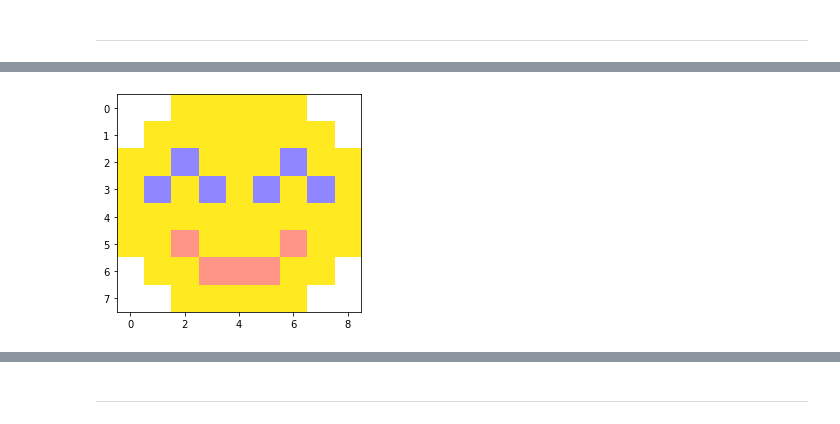
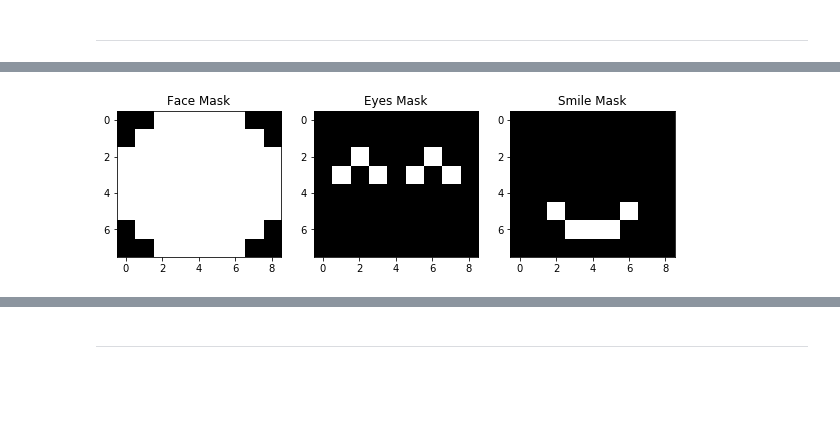
Before and after one commit to jonathanwvos/first_principles, a Jupyter notebook: Matrices.ipynb, the cells around one changed output, grey strips where cells are left out. Saved outputs shown, nothing was run; the diff lists cells and outputs as text; code cells hidden in the pictures; blank space fills up the shorter version.

```diff
--- a/Matrices.ipynb
+++ b/Matrices.ipynb
@@ -1056,7 +1037,22 @@ plt.imshow(smile_mask)
-# %%
-coloured_face = coloured_face * eyes_mask * smile_mask + coloured_smile + coloured_eyes + light_background
-
-plt.imshow(coloured_face)
-plt.show()
-# %% [output]
-[figure, removed]
+# %%
+ef_mask = np.copy(emoji_face)*255
+ee_mask = np.copy(emoji_eyes)*255
+es_mask = np.copy(emoji_smile)*255
+
+fig = plt.figure(figsize=(10,10))
+
+fig.add_subplot(1,3,1)
+plt.title('Face Mask')
+plt.imshow(ef_mask, cmap='gray')
+
+fig.add_subplot(1,3,2)
+plt.title('Eyes Mask')
+plt.imshow(ee_mask, cmap='gray')
+
+fig.add_subplot(1,3,3)
+plt.title('Smile Mask')
+plt.imshow(es_mask, cmap='gray')
+
+plt.show()
+# %% [output]
+[figure, added]
```
Also changed, not shown: parts of 16 cells of this notebook.
